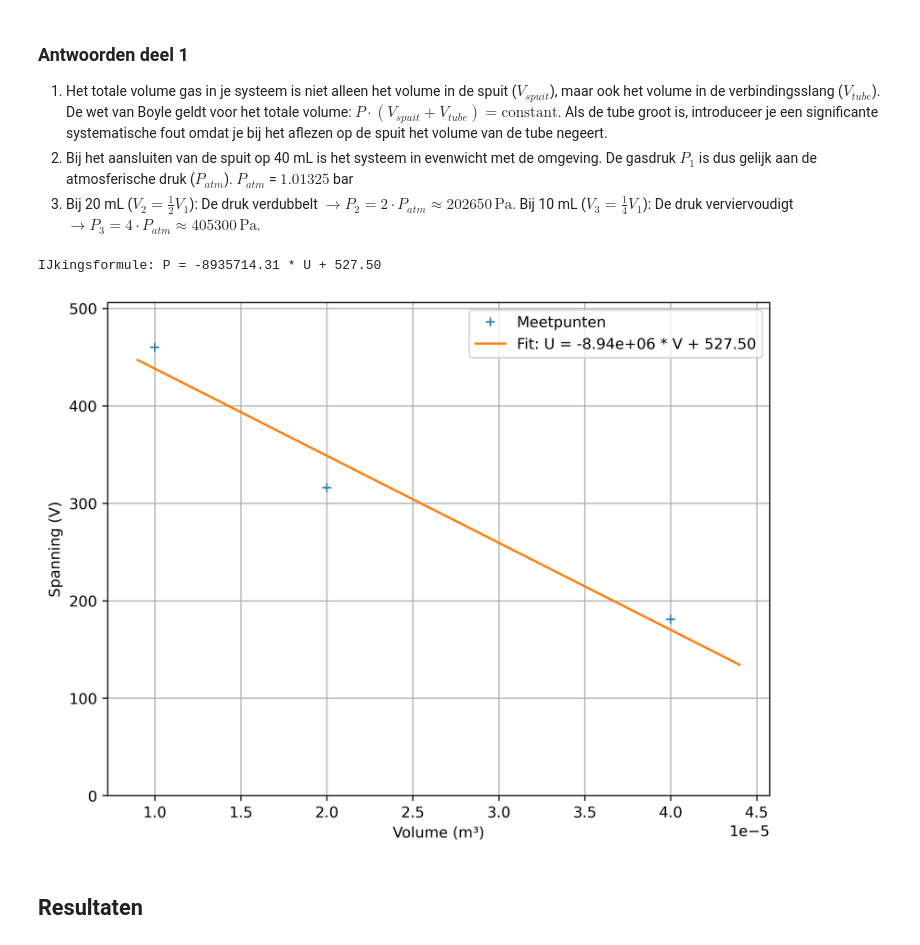
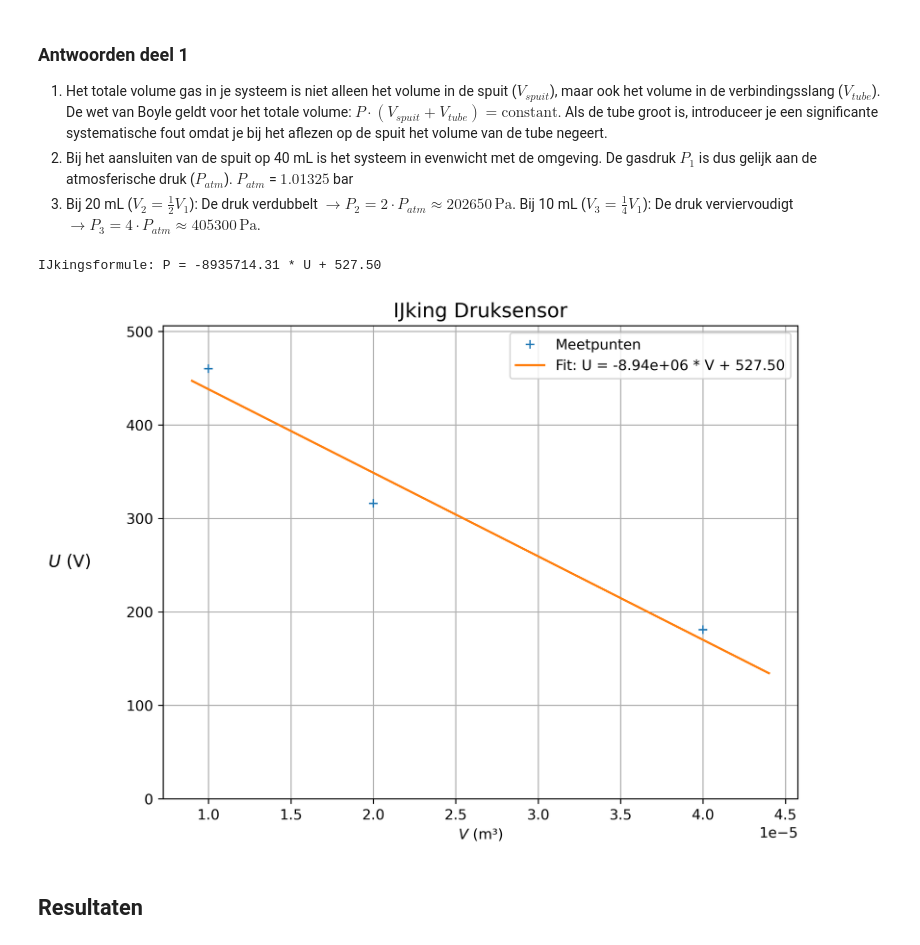
Before and after one commit to swerleman/IP2-Portfolio, a Jupyter notebook: Content/Labs/druksensorijken.ipynb, the cells around one changed output. Saved outputs shown, nothing was run; the diff lists cells and outputs as text; code cells hidden in the pictures.

```diff
--- a/Content/Labs/druksensorijken.ipynb
+++ b/Content/Labs/druksensorijken.ipynb
@@ -79,32 +79,33 @@ Maak gebruik van een systematische fout in het volume om het volume van de tube
 # %%
 # DEEL 1: IJking (P = a*U + b)
 #data from lab experiment Metingen deel 1
 V = np.array([0.040, 0.020, 0.010])/1000 # in m³
 U = np.array([181.0, 316.0, 460.0]) # Getallen uit Arduino monitor
 
 plt.figure(figsize=(8, 6), dpi=450)
 plt.plot(V, U, '+', label='Meetpunten')
 plt.ylim(bottom=0, top=(max(U) * 1.1))
 
 def function_fit(U, a, b):
     return U * a + b
 
 val, pcov = curve_fit(function_fit, V, U)
 a = val[0]
 b = val[1]
 V_fit = np.linspace(min(V)*0.9, max(V)*1.1, 100)
 print(f"IJkingsformule: P = {a:.2f} * U + {b:.2f}")
 
 U_fit = function_fit(V_fit, a, b)
 plt.plot(V_fit, U_fit, '-', label=f'Fit: U = {a:.2e} * V + {b:.2f}')
+plt.title('IJking Druksensor', fontsize=14)
 plt.legend()
 plt.grid()
-plt.ylabel("Spanning (V)")
-plt.xlabel("Volume (m³)")
+plt.gca().set_ylabel('$U$ (V)', fontsize=12, rotation=0, labelpad=40, va='center')
+plt.xlabel("$V$ (m³)")
 plt.show()
 # %% [output]
 IJkingsformule: P = -8935714.31 * U + 527.50
-[figure, old version]
+[figure, new version]
 # %% [markdown]
 ## Resultaten
 # %% [markdown]
```
Also changed, not shown: parts of 1 cell of this notebook.
